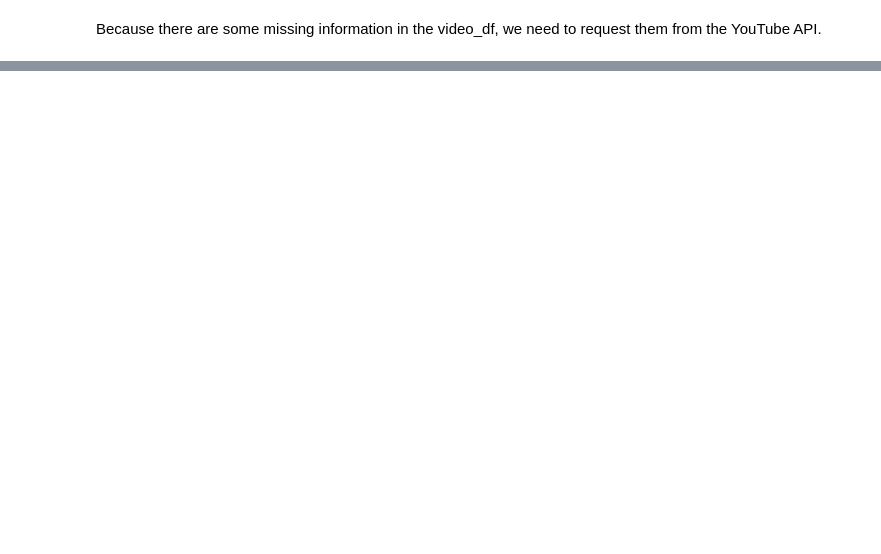
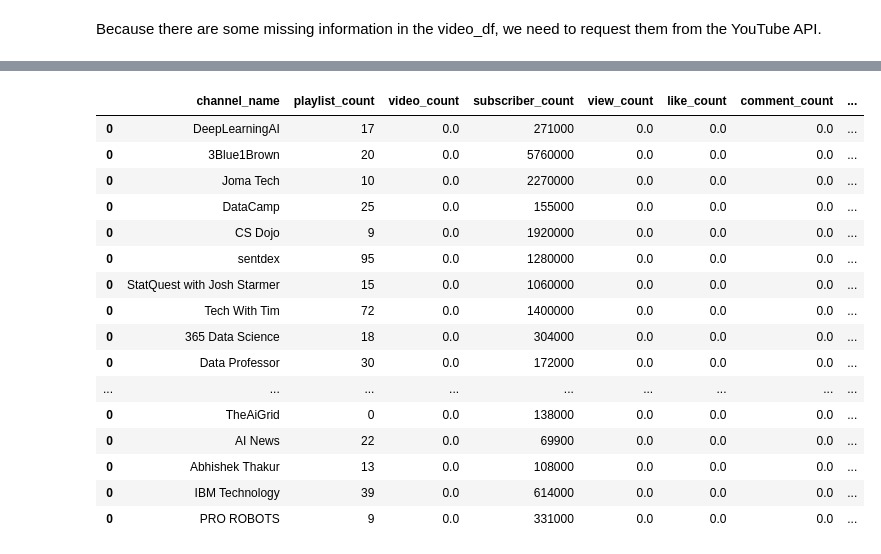
Before and after one commit to Mr-Phuong-Nam/Analyzing-about-top-tech-channels-on-Youtube, a Jupyter notebook: notebooks/3.0-Preprocessing.ipynb, the cells around one changed output, grey strips where cells are left out. Cells and saved outputs as stored; diff of their text form; code cells hidden in the pictures; blank space fills up the shorter version.

```diff
--- a/notebooks/3.0-Preprocessing.ipynb
+++ b/notebooks/3.0-Preprocessing.ipynb
@@ -89,6 +89,37 @@ channel_df
 | 0 | Abhishek Thakur | 13 | 172 | 108000 | 2929897 | 71003.0 | 7041.0 | ... |
 | 0 | IBM Technology | 39 | 651 | 614000 | 30624198 | 725443.0 | 18413.0 | ... |
 | 0 | PRO ROBOTS | 9 | 148 | 331000 | 14250159 | 246519.0 | 12430.0 | ... |
+# %%
+check_df = channel_df.copy()
+video_df = read_processed_df.read_video_df()
+for channel in check_df.channel_name:
+    temp_df = video_df[video_df.channelTitle == channel].drop_duplicates(subset='video_id')
+    view_count = temp_df.view_count.sum()
+    like_count = temp_df.like_count.sum()
+    comment_count = temp_df.comment_count.sum()
+    video_count = temp_df.video_id.nunique()
+
+    check_df.loc[check_df.channel_name == channel, ['video_count', 'view_count', 'like_count', 'comment_count']] -= video_count, view_count, like_count, comment_count
+
+check_df
+# %% [output]
+|  | channel_name | playlist_count | video_count | subscriber_count | view_count | like_count | comment_count | ... |
+| 0 | DeepLearningAI | 17 | 0.0 | 271000 | 0.0 | 0.0 | 0.0 | ... |
+| 0 | 3Blue1Brown | 20 | 0.0 | 5760000 | 0.0 | 0.0 | 0.0 | ... |
+| 0 | Joma Tech | 10 | 0.0 | 2270000 | 0.0 | 0.0 | 0.0 | ... |
+| 0 | DataCamp | 25 | 0.0 | 155000 | 0.0 | 0.0 | 0.0 | ... |
+| 0 | CS Dojo | 9 | 0.0 | 1920000 | 0.0 | 0.0 | 0.0 | ... |
+| 0 | sentdex | 95 | 0.0 | 1280000 | 0.0 | 0.0 | 0.0 | ... |
+| 0 | StatQuest with Josh Starmer | 15 | 0.0 | 1060000 | 0.0 | 0.0 | 0.0 | ... |
+| 0 | Tech With Tim | 72 | 0.0 | 1400000 | 0.0 | 0.0 | 0.0 | ... |
+| 0 | 365 Data Science | 18 | 0.0 | 304000 | 0.0 | 0.0 | 0.0 | ... |
+| 0 | Data Professor | 30 | 0.0 | 172000 | 0.0 | 0.0 | 0.0 | ... |
+| ... | ... | ... | ... | ... | ... | ... | ... | ... |
+| 0 | TheAiGrid | 0 | 0.0 | 138000 | 0.0 | 0.0 | 0.0 | ... |
+| 0 | AI News | 22 | 0.0 | 69900 | 0.0 | 0.0 | 0.0 | ... |
+| 0 | Abhishek Thakur | 13 | 0.0 | 108000 | 0.0 | 0.0 | 0.0 | ... |
+| 0 | IBM Technology | 39 | 0.0 | 614000 | 0.0 | 0.0 | 0.0 | ... |
+| 0 | PRO ROBOTS | 9 | 0.0 | 331000 | 0.0 | 0.0 | 0.0 | ... |
 # %%
 # Save to csv
 channel_df.to_csv('../data/processed/df_channels_processed.csv', index=False)
```
Also changed, not shown: parts of 1 cell of this notebook, 23 other files.
